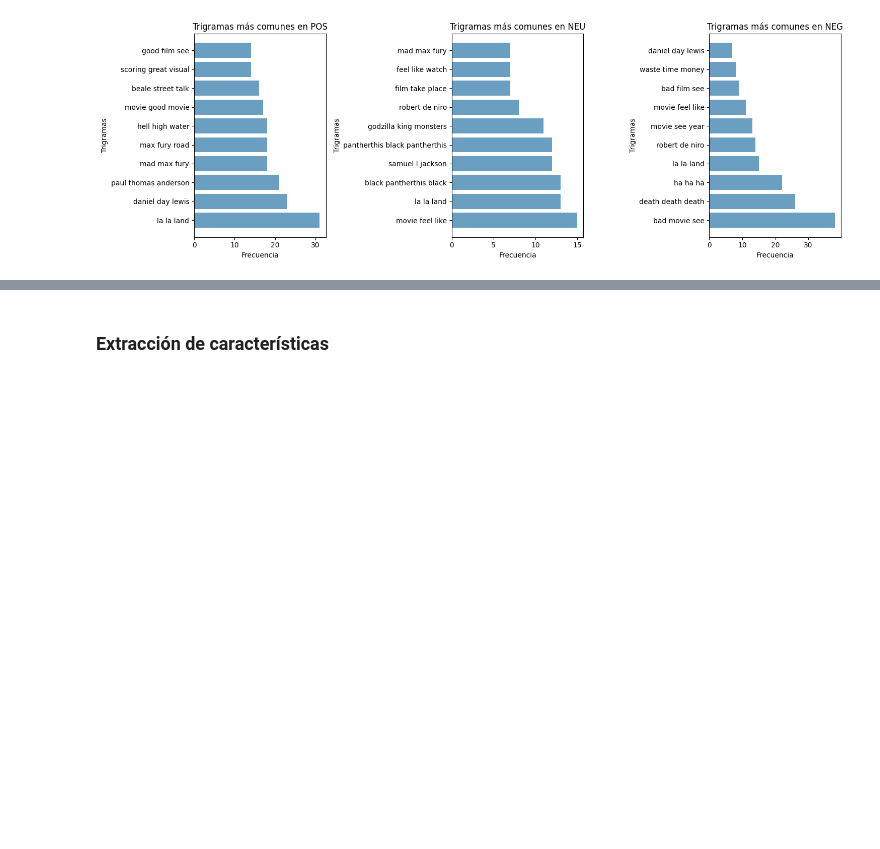
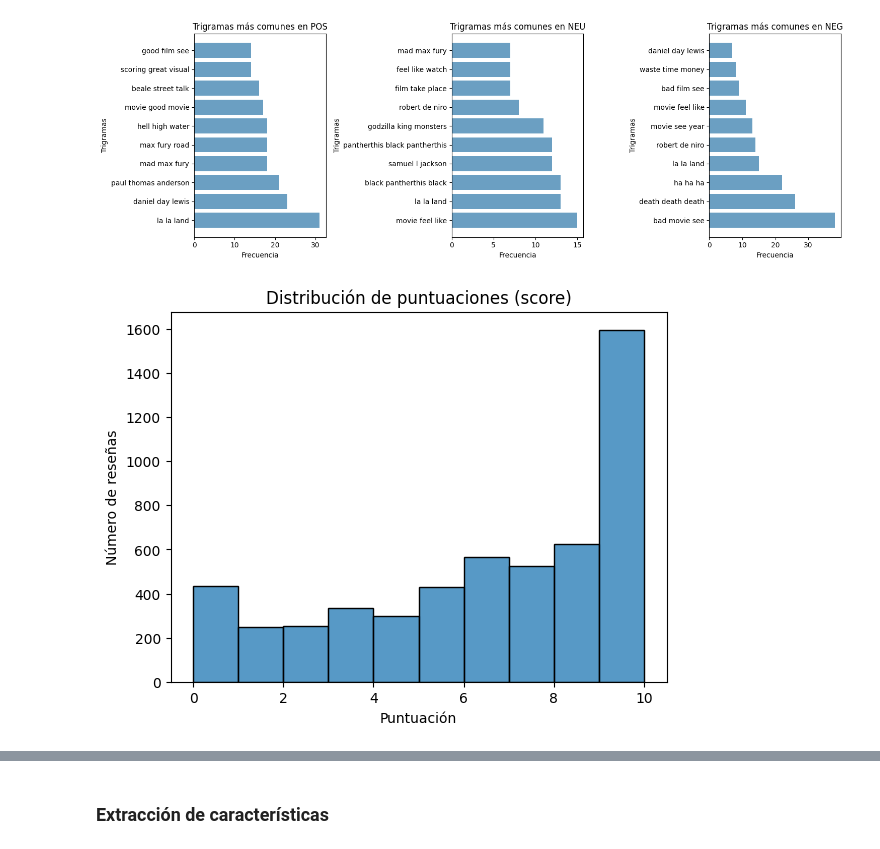
Before and after one commit to jugarbus/Proyecto_NLP, a Jupyter notebook: proyecto_NLP.ipynb, the cells around one changed output, grey strips where cells are left out. Drawn from its saved outputs; the diff is of its cells as text; code cells hidden in the pictures; blank space fills up the shorter version.

```diff
--- a/proyecto_NLP.ipynb
+++ b/proyecto_NLP.ipynb
@@ -591,3 +592,11 @@ plot_most_common_ngrams_by_class(df, "tokens", "sentiment")
 # %% [output]
 [figure]
 [figure]
+# %%
+sns.histplot(df['score'].astype(int), bins=10, kde=False)
+plt.title('Distribución de puntuaciones (score)')
+plt.xlabel('Puntuación')
+plt.ylabel('Número de reseñas')
+plt.show()
+# %% [output]
+[figure, added]
```
Also changed, not shown: parts of 8 cells of this notebook.
